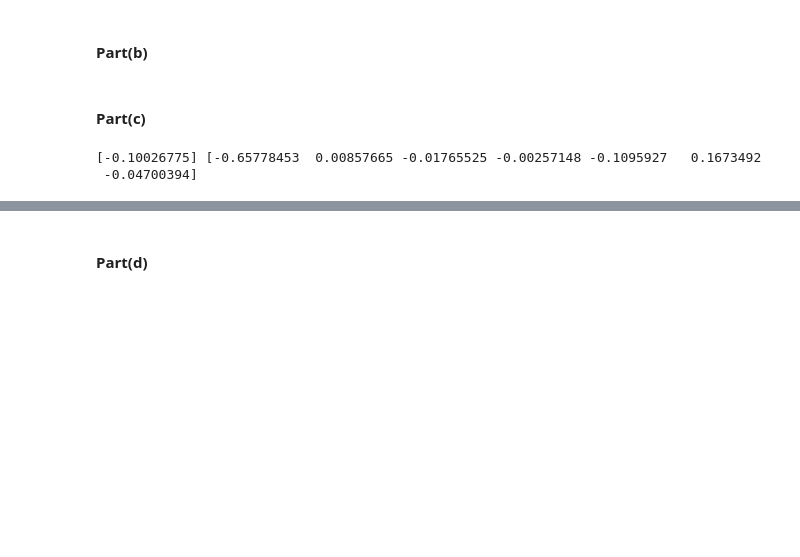
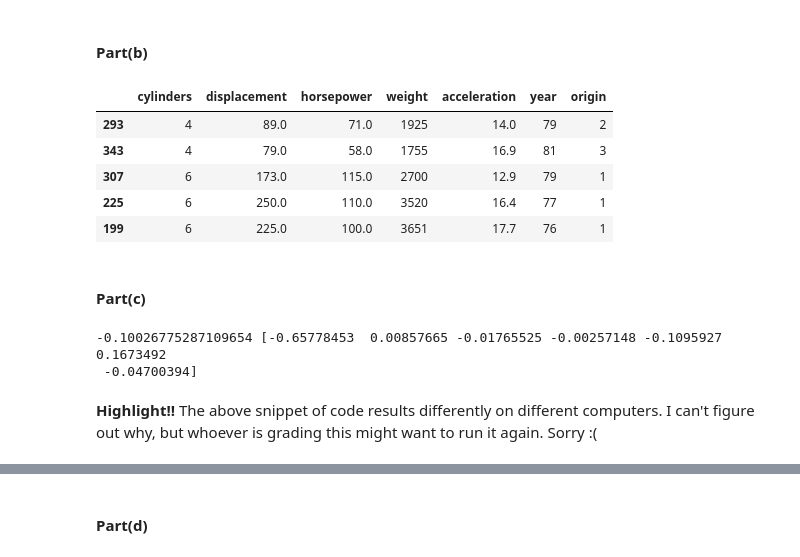
Before and after one commit to jsgenan/persp-model-econ_W19, a Jupyter notebook: ProblemSets/PS6/PS6_NanGE.ipynb, the cells around one changed output, grey strips where cells are left out. Drawn from its saved outputs; the diff is of its cells as text; code cells hidden in the pictures; blank space fills up the shorter version.

```diff
--- a/ProblemSets/PS6/PS6_NanGE.ipynb
+++ b/ProblemSets/PS6/PS6_NanGE.ipynb
@@ -206,7 +208,7 @@ cls.predict([[1,1,1]])[0]
 ## Question3
 # %%
 df['mpg_high'] = 0
-df.mpg_high[df.mpg>df.mpg.median()] = 1
+df.mpg_high[df.mpg>=df.mpg.median()] = 1
 # %% [output]
 A value is trying to be set on a copy of a slice from a DataFrame
 
@@ -242,15 +246,24 @@ Regressors whose parameters are significant at 5% level are $intercept_i$, $wgt_
 #### Part(b)
 # %%
 from sklearn.model_selection import train_test_split
-Y = df.mpg_high
-X = df[['cylinders', 'displacement','horsepower', 'weight', 'acceleration', 'year', 'origin']]
-X_train, X_test, y_train, y_test = train_test_split(X, Y, test_size = 0.5, random_state=10)
+X_train, X_test, y_train, y_test = \
+train_test_split(df[['cylinders', 'displacement','horsepower', 'weight', 'acceleration', 'year', 'origin']], df.mpg_high, test_size = 0.5, random_state=10)
+X_train.head()
+# %% [output]
+|  | cylinders | displacement | horsepower | weight | acceleration | year | origin |
+| 293 | 4 | 89.0 | 71.0 | 1925 | 14.0 | 79 | 2 |
+| 343 | 4 | 79.0 | 58.0 | 1755 | 16.9 | 81 | 3 |
+| 307 | 6 | 173.0 | 115.0 | 2700 | 12.9 | 79 | 1 |
+| 225 | 6 | 250.0 | 110.0 | 3520 | 16.4 | 77 | 1 |
+| 199 | 6 | 225.0 | 100.0 | 3651 | 17.7 | 76 | 1 |
 # %% [markdown]
 #### Part(c)
 # %%
 from sklearn.linear_model import LogisticRegression
-clf = LogisticRegression(random_state=10, solver='lbfgs',multi_class='multinomial', max_iter=1000).fit(X_train, y_train)
-print(clf.intercept_, clf.coef_[0])
+clf = LogisticRegression(random_state=10, solver='lbfgs',multi_class='multinomial', max_iter=5000).fit(X_train, y_train)
+print(clf.intercept_[0], clf.coef_[0])
 # %% [output]
-[-0.10026775] [-0.65778453  0.00857665 -0.01765525 -0.00257148 -0.1095927   0.1673492
+-0.10026775287109654 [-0.65778453  0.00857665 -0.01765525 -0.00257148 -0.1095927   0.1673492
  -0.04700394]
+# %% [markdown]
+**Highlight!!** The above snippet of code results differently on different computers. I can't figure out why, but whoever is grading this might want to run it again. Sorry :(
```
Also changed, not shown: parts of 9 cells of this notebook.
